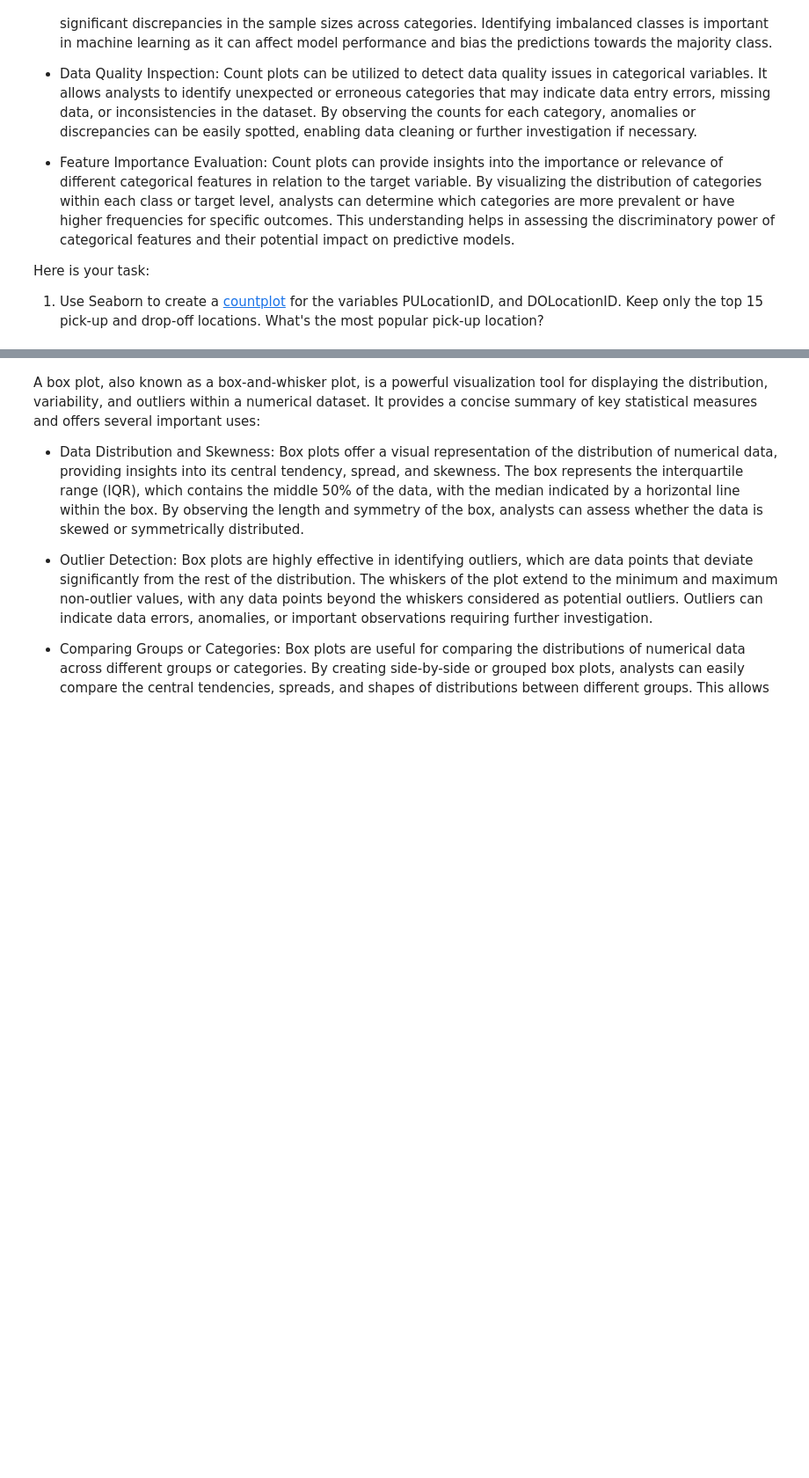
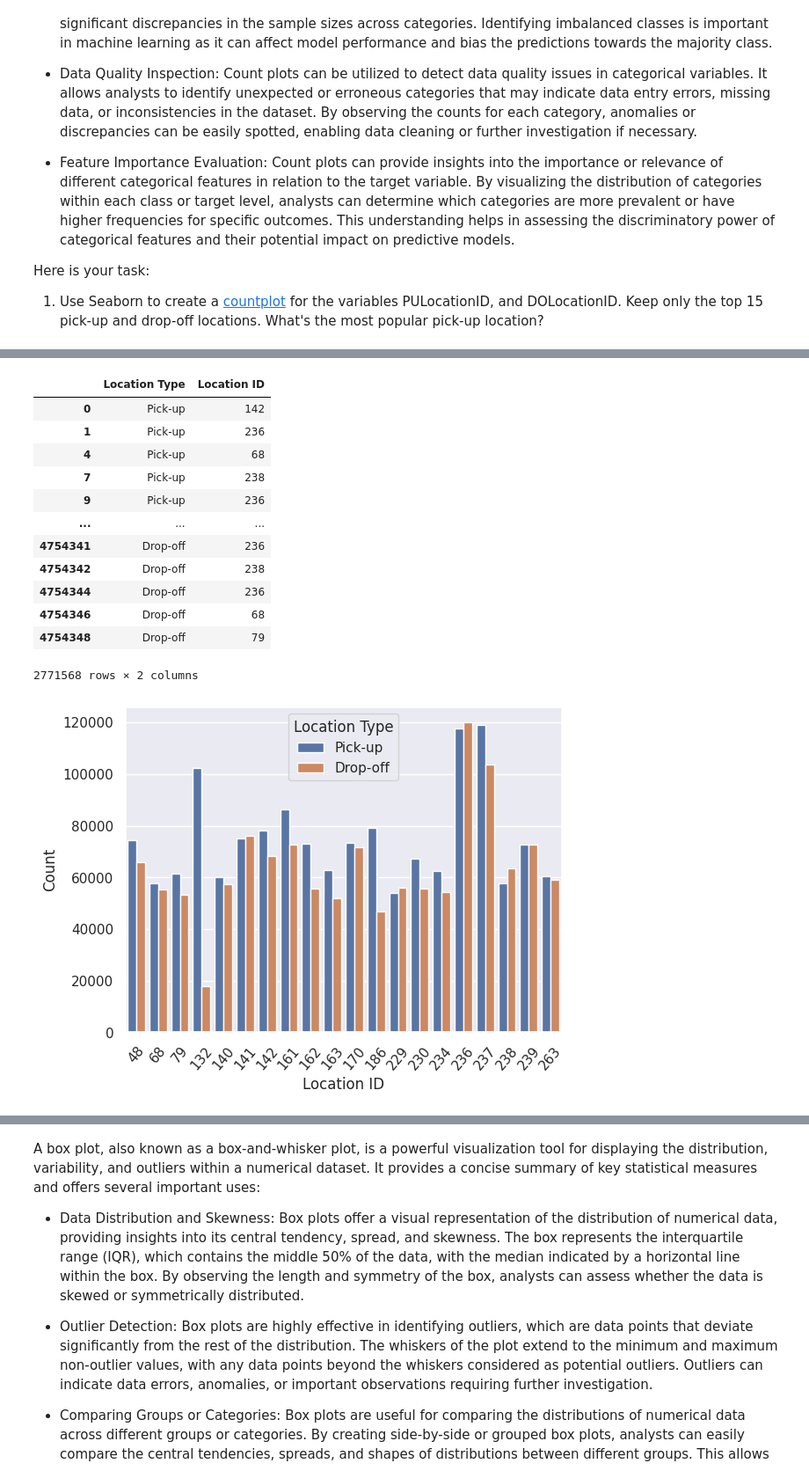
Before and after one commit to TanyaKHughes/UCSDBootcamp, a Jupyter notebook: Student_MLE_MiniProject_EDA.ipynb, the cells around one changed output, grey strips where cells are left out. Shown at 88% size. Cells and saved outputs as stored; diff of their text form; code cells hidden in the pictures; blank space fills up the shorter version.

```diff
--- a/Student_MLE_MiniProject_EDA.ipynb
+++ b/Student_MLE_MiniProject_EDA.ipynb
@@ -394,0 +440,40 @@ do_counts.set_index('LocationID')
+# %%
+# Create a Seaborn countplot for PULocationID and DOLocationID. Only plot the top 15 categories by value counts.
+
+# Pair down the data
+df_location = df[['PULocationID', 'DOLocationID']]
+
+# Choose names that are convenient for the plot
+df_location.columns = ['Pick-up', 'Drop-off']
+
+# Unpivot the data so I can distinguish Location Type by hue
+df_location = df_location.melt(var_name='Location Type', value_name='Location ID')
+
+# Keep only the top 15 locations in each category
+pu_counts = df['PULocationID'].value_counts()[:15]
+do_counts = df['DOLocationID'].value_counts()[:15]
+df_location = df_location[(df_location['Location ID'].isin(pu_counts.index)) |
+                          (df_location['Location ID'].isin(do_counts.index))]
+display(df_location)
+
+sns.set()
+sns.countplot(data=df_location, x='Location ID', hue='Location Type')
+plt.xlabel("Location ID")
+plt.ylabel("Count")
+plt.xticks(rotation=50)
+plt.show()
+# %% [output]
+|  | Location Type | Location ID |
+| 0 | Pick-up | 142 |
+| 1 | Pick-up | 236 |
+| 4 | Pick-up | 68 |
+| 7 | Pick-up | 238 |
+| 9 | Pick-up | 236 |
+| ... | ... | ... |
+| 4754341 | Drop-off | 236 |
+| 4754342 | Drop-off | 238 |
+| 4754344 | Drop-off | 236 |
+| 4754346 | Drop-off | 68 |
+| 4754348 | Drop-off | 79 |
+2771568 rows × 2 columns
+[figure, added]
```
Also changed, not shown: parts of 41 cells of this notebook.
